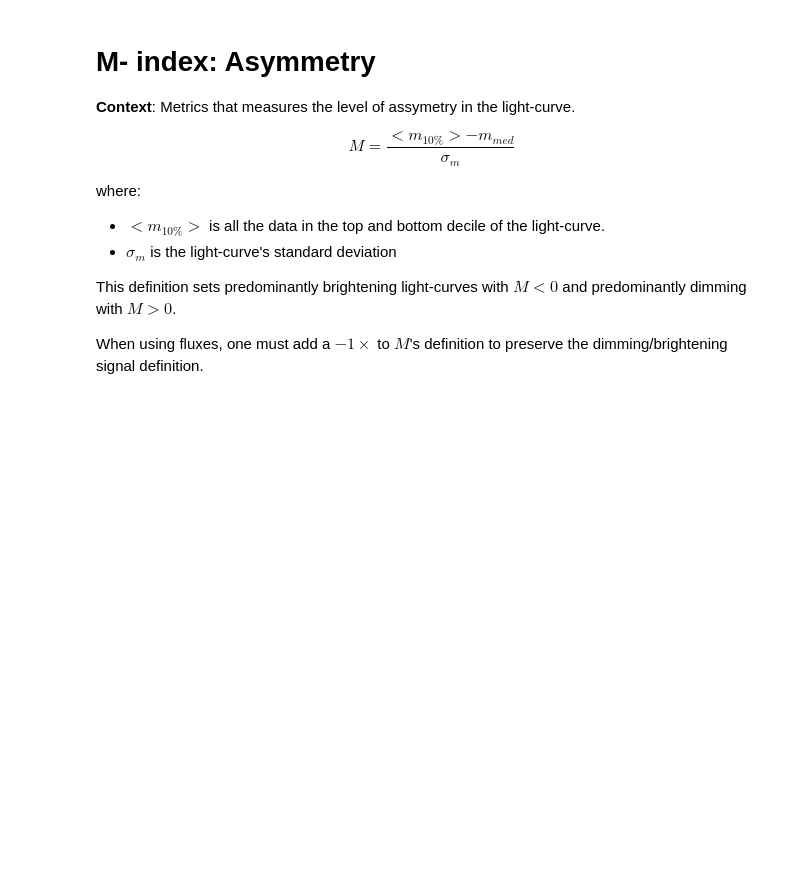
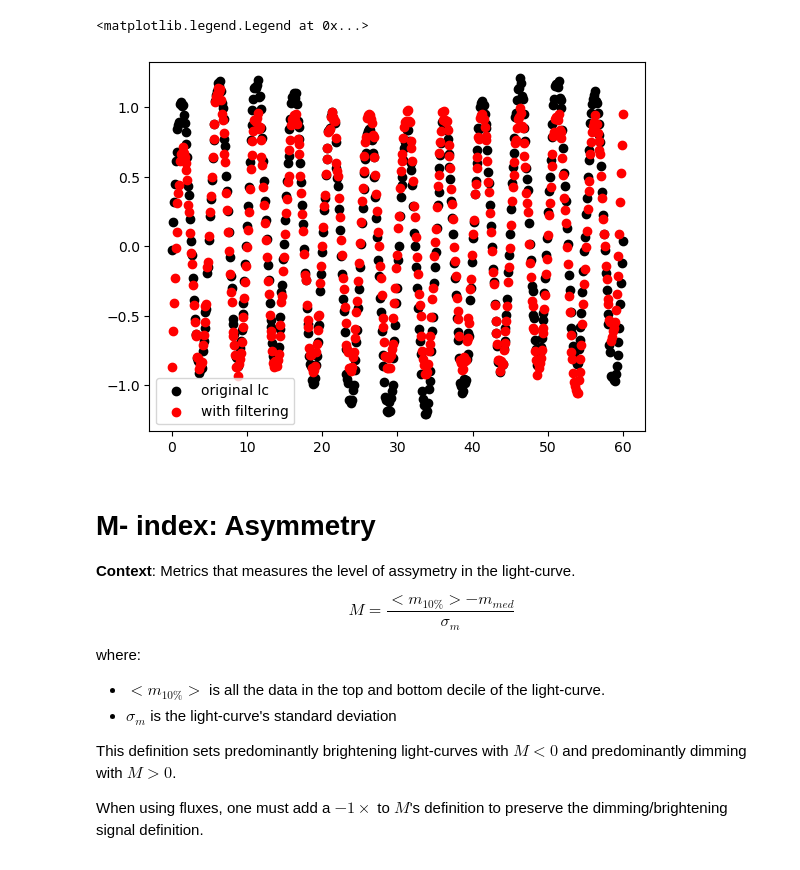
Before and after one commit to juliaroquette/VariabilityIndexes, a Jupyter notebook: QM_development.ipynb, the cells around one changed output. Cells and saved outputs as stored; diff of their text form; code cells hidden in the pictures; blank space fills up the shorter version.

```diff
--- a/QM_development.ipynb
+++ b/QM_development.ipynb
@@ -39,3 +134,25 @@ plt.errorbar(time, mag, err, fmt='o', color='black', capsize=3)
+# %%
+from scipy.signal import savgol_filter
+
+def remove_longtrend(time, mag) :
+
+        ws =  int(0.25*len(mag))
+
+        mag_filt = savgol_filter(mag, ws, 3)
+        mag_filt = mag - mag_filt + np.median(mag)
+        return mag_filt
+# %%
+time2 = np.linspace(0, 60, 500)
+mag_mp2 = multiperiodic(time2)
+
+mag_filt = remove_longtrend(time2, mag_mp2)
+
+plt.scatter(time2, mag_mp2,  color='black', label = 'original lc')
+plt.scatter(time2, mag_filt, color='red',   label = 'with filtering')
+plt.legend()
+# %% [output]
+<matplotlib.legend.Legend at 0x...>
+[figure, added]
 # %% [markdown]
 # M- index: Asymmetry
 
```
Also changed, not shown: parts of 13 cells of this notebook.
